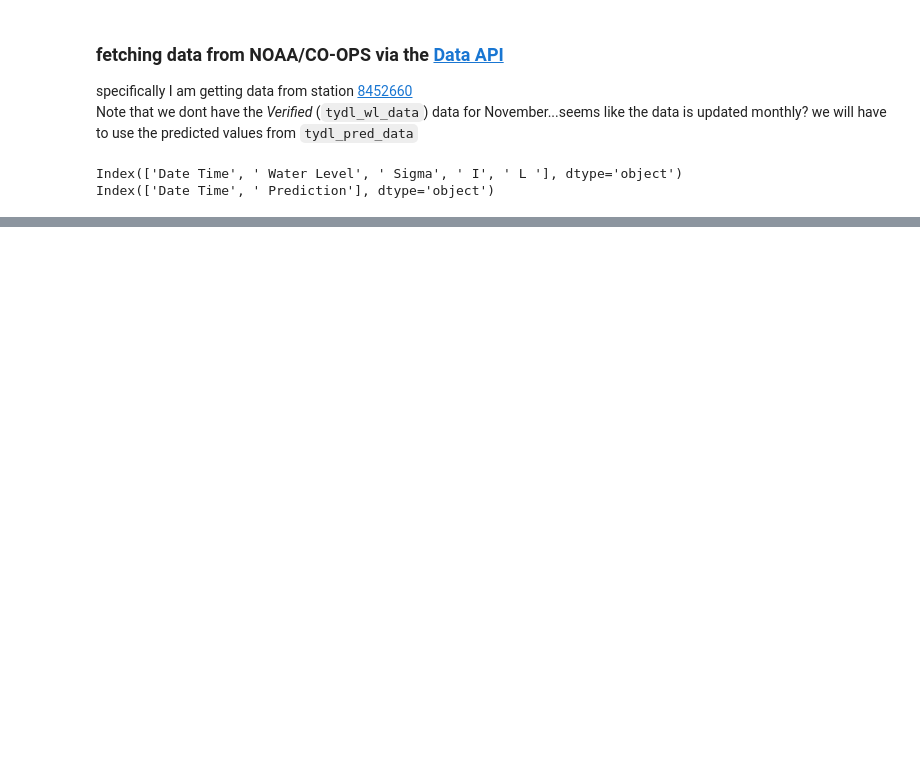
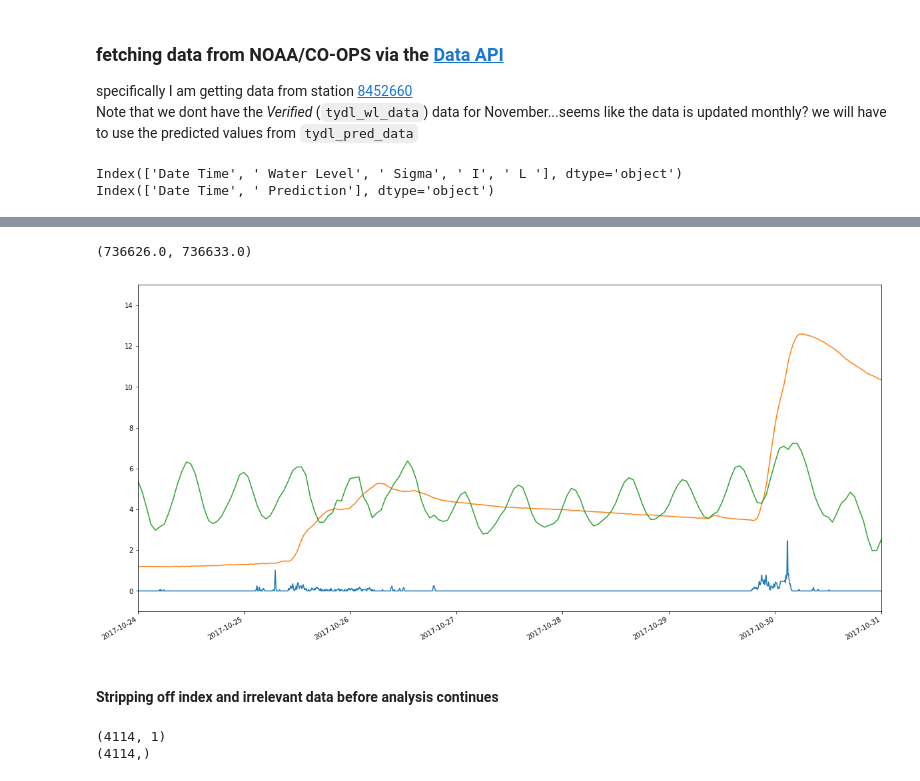
Before and after one commit to spencerbh/Fogland, a Jupyter notebook: Well56.ipynb, the cells around one changed output, grey strips where cells are left out. Drawn from its saved outputs; the diff is of its cells as text; code cells hidden in the pictures; blank space fills up the shorter version.

Commit message:
adding in analysis

```diff
--- a/Well56.ipynb
+++ b/Well56.ipynb
@@ -492,0 +494,20 @@ plt.xlim(['2017-08-16','2017-11-16'])
+# %%
+fig = plt.figure(figsize=(20,10))
+
+ax1 = fig.add_subplot(1,1,1)
+ax1.plot(data_raw['rain'])
+
+ax2 = fig.add_subplot(1,1,1)
+ax2.plot(well56['GW_elevation_ft_(LSML)'])
+
+ax3 = fig.add_subplot(1,1,1)
+ax3.plot(tydl_wl_data['Water Level'])
+
+fig.autofmt_xdate()
+plt.ylim([-1,15])
+plt.xlim(['2017-10-24','2017-10-31'])
+# %% [output]
+(736626.0, 736633.0)
+[figure, added]
+# %% [markdown]
+#### Stripping off index and irrelevant data before analysis continues
@@ -492,0 +535,7 @@ plt.xlim(['2017-08-16','2017-11-16'])
+# %%
+wl_56a
+print(wl_56.shape)
+print(wl_56a.shape)
+# %% [output]
+(4114, 1)
+(4114,)
```
Also changed, not shown: parts of 36 cells of this notebook.
